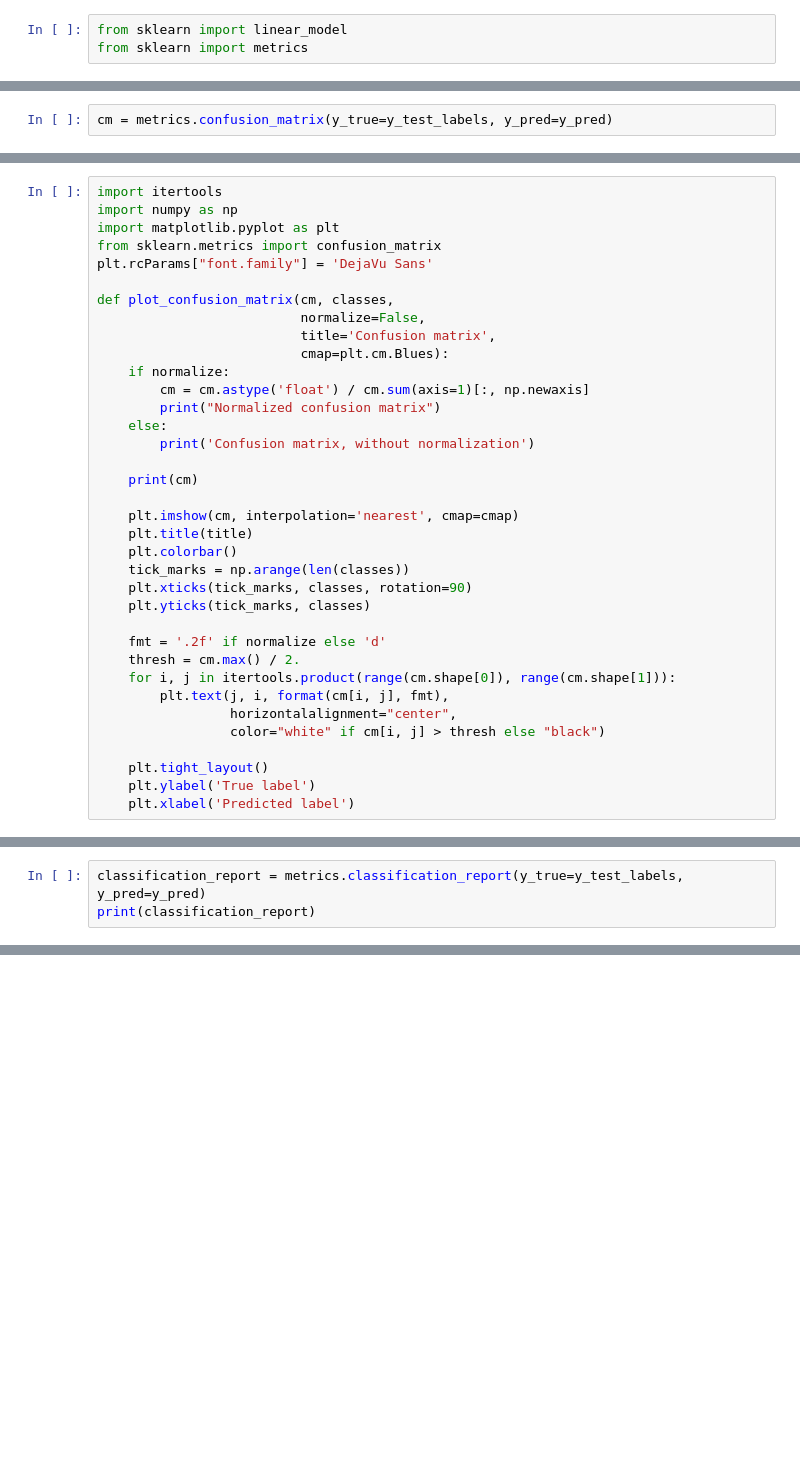
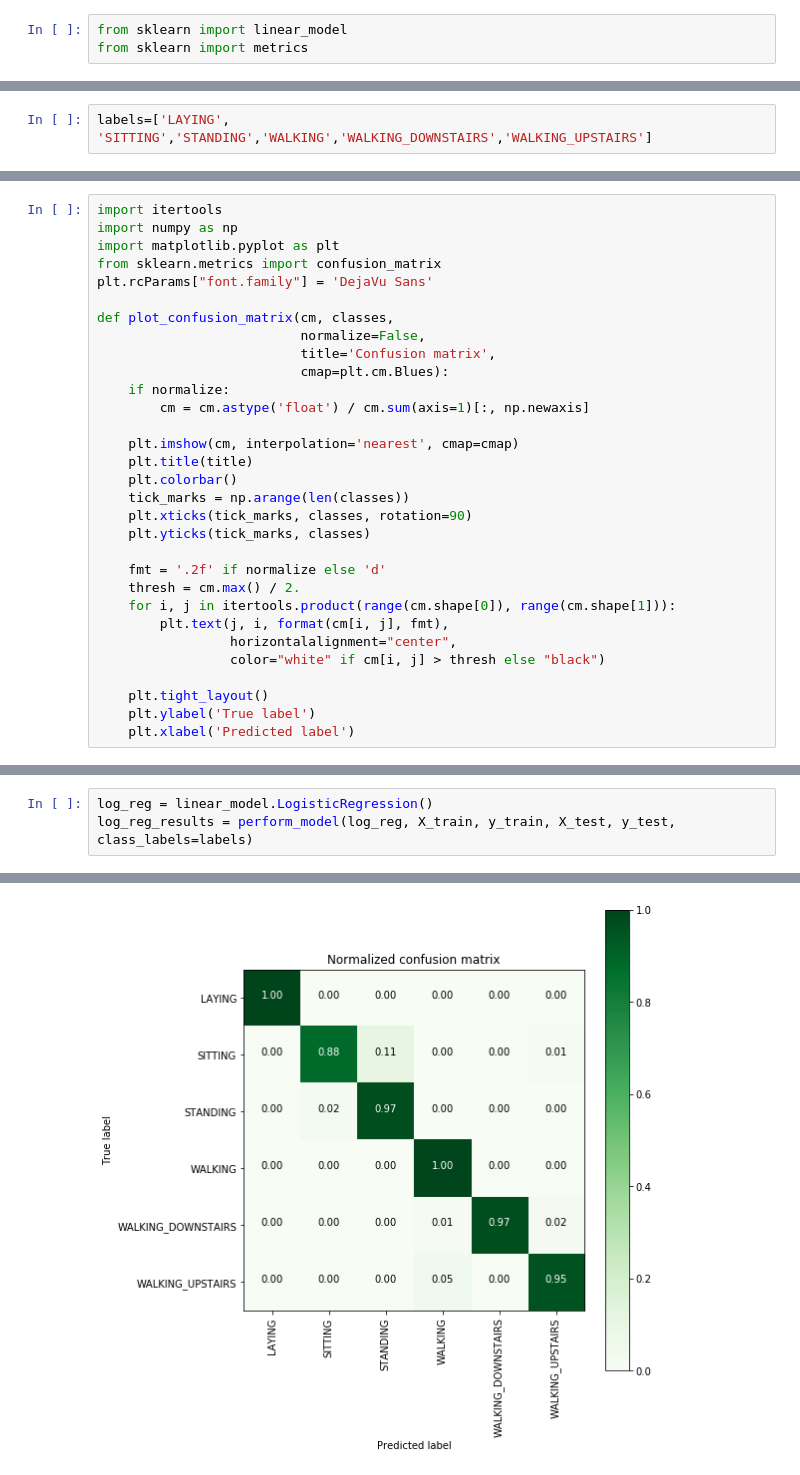
Before and after one commit to ramsane/HumanActivityRecognition, a Jupyter notebook: HAR_PREDICTION_MODELS.ipynb, the cells around one changed output, grey strips where cells are left out. Drawn from its saved outputs; the diff is of its cells as text; blank space fills up the shorter version.

Commit message:
done Logistic Regrssion and drawn some beautiful conclusions

```diff
--- a/HAR_PREDICTION_MODELS.ipynb
+++ b/HAR_PREDICTION_MODELS.ipynb
@@ -74,2 +38,0 @@ labels=['WALKING', 'WALKING_UPSTAIRS','WALKING_DOWNSTAIRS','SITTING','STANDING',
-# %%
-cm = metrics.confusion_matrix(y_true=y_test_labels, y_pred=y_pred)
@@ -84,0 +41,2 @@ print(cm)
+# %%
+labels=['LAYING', 'SITTING','STANDING','WALKING','WALKING_DOWNSTAIRS','WALKING_UPSTAIRS']
@@ -95,11 +55,6 @@ def plot_confusion_matrix(cm, classes,
                           cmap=plt.cm.Blues):
     if normalize:
         cm = cm.astype('float') / cm.sum(axis=1)[:, np.newaxis]
-        print("Normalized confusion matrix")
-    else:
-        print('Confusion matrix, without normalization')
-
-    print(cm)
 
     plt.imshow(cm, interpolation='nearest', cmap=cmap)
     plt.title(title)
@@ -136,3 +75,0 @@ Normalized confusion matrix
-# %%
-classification_report = metrics.classification_report(y_true=y_test_labels, y_pred=y_pred)
-print(classification_report)
@@ -154,0 +127,4 @@ from sklearn.manifold
+# %%
+log_reg = linear_model.LogisticRegression()
+log_reg_results = perform_model(log_reg, X_train, y_train, X_test, y_test, class_labels=labels)
+# %% [output]
@@ -154,0 +148 @@ from sklearn.manifold
+[figure, added]
```
Also changed, not shown: parts of 32 cells of this notebook, 1 other file.
